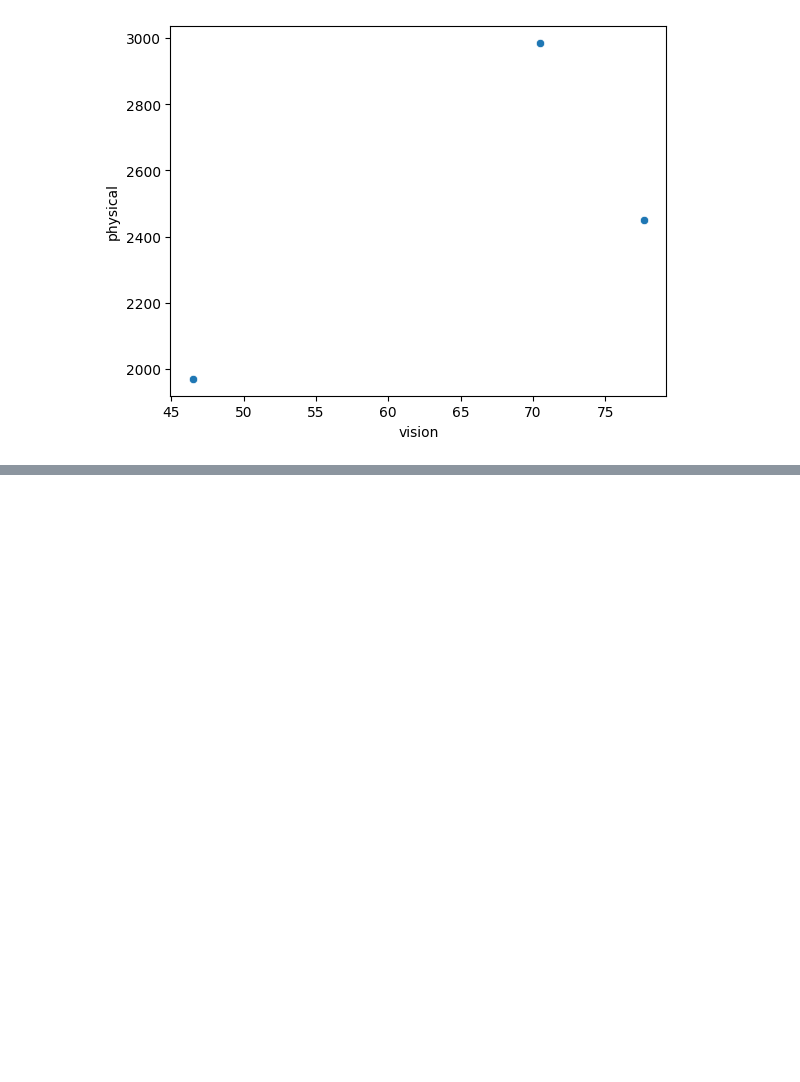
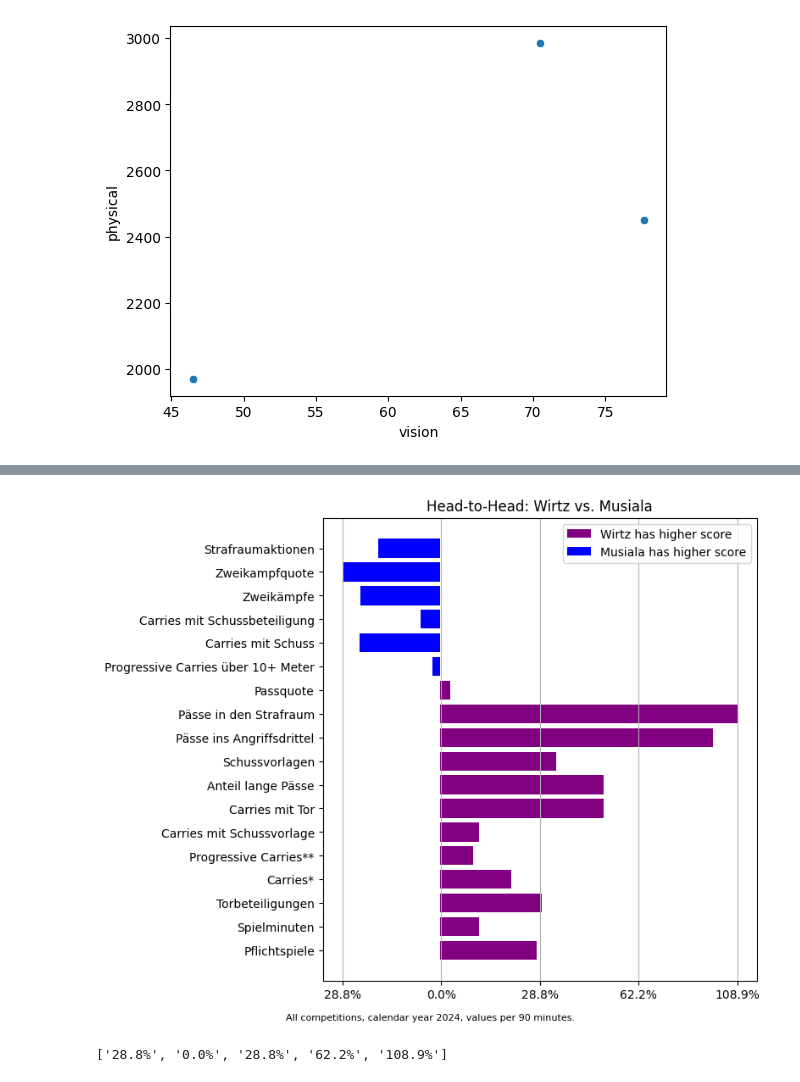
Before and after one commit to allorenz/football-player-similarity, a Jupyter notebook: src/playground.ipynb, the cells around one changed output, grey strips where cells are left out. Drawn from its saved outputs; the diff is of its cells as text; code cells hidden in the pictures; blank space fills up the shorter version.

```diff
--- a/src/playground.ipynb
+++ b/src/playground.ipynb
@@ -193,0 +252,45 @@ sns.scatterplot(data=df,x= 'vision', y='physical')
+# %%
+import matplotlib.pyplot as plt
+import numpy as np
+
+# Create a boolean mask for positive and negative values
+positive_diff = df['diff_log_wirtz-mus'] > 0
+negative_diff = df['diff_log_wirtz-mus'] < 0
+
+plt.figure(figsize=(8, 6))
+
+# Plot positive values in green as horizontal bars
+plt.barh(df['Metrics'][positive_diff], df['diff_log_wirtz-mus'][positive_diff],
+         color='purple', label='Wirtz has higher score')
+
+# Plot negative values in red as horizontal bars
+plt.barh(df['Metrics'][negative_diff], df['diff_log_wirtz-mus'][negative_diff],
+         color='blue', label='Musiala has higher score')
+
+# Customizing the plot
+plt.grid(axis='x')  # Add grid lines for the x-axis
+plt.legend()  # Show legend to distinguish players
+plt.tight_layout()
+
+# Set custom x-ticks
+# Here, you can define your own tick positions and labels
+tick_positions = np.linspace(df['diff_log_wirtz-mus'].min(), df['diff_log_wirtz-mus'].max(), 5)
+# Given list of values as strings
+values = ['-0.11', '0.00', '0.11', '0.21', '0.32']
+
+# Compute 10^n for each value in the list
+tick_labels = [f'{round((((10 ** abs(float(value))) - 1) * 100), 1)}%' for value in values]
+
+
+plt.xticks(tick_positions, tick_labels)  # Set the custom ticks
+
+# Show the plot
+plt.title('Head-to-Head: Wirtz vs. Musiala')
+plt.suptitle('All competitions, calendar year 2024, values per 90 minutes.', y=.001, fontsize=8)
+plt.show()
+# %% [output]
+[figure, added]
+# %%
+tick_labels
+# %% [output]
+['28.8%', '0.0%', '28.8%', '62.2%', '108.9%']
```
Also changed, not shown: parts of 12 cells of this notebook, 2 other files.
